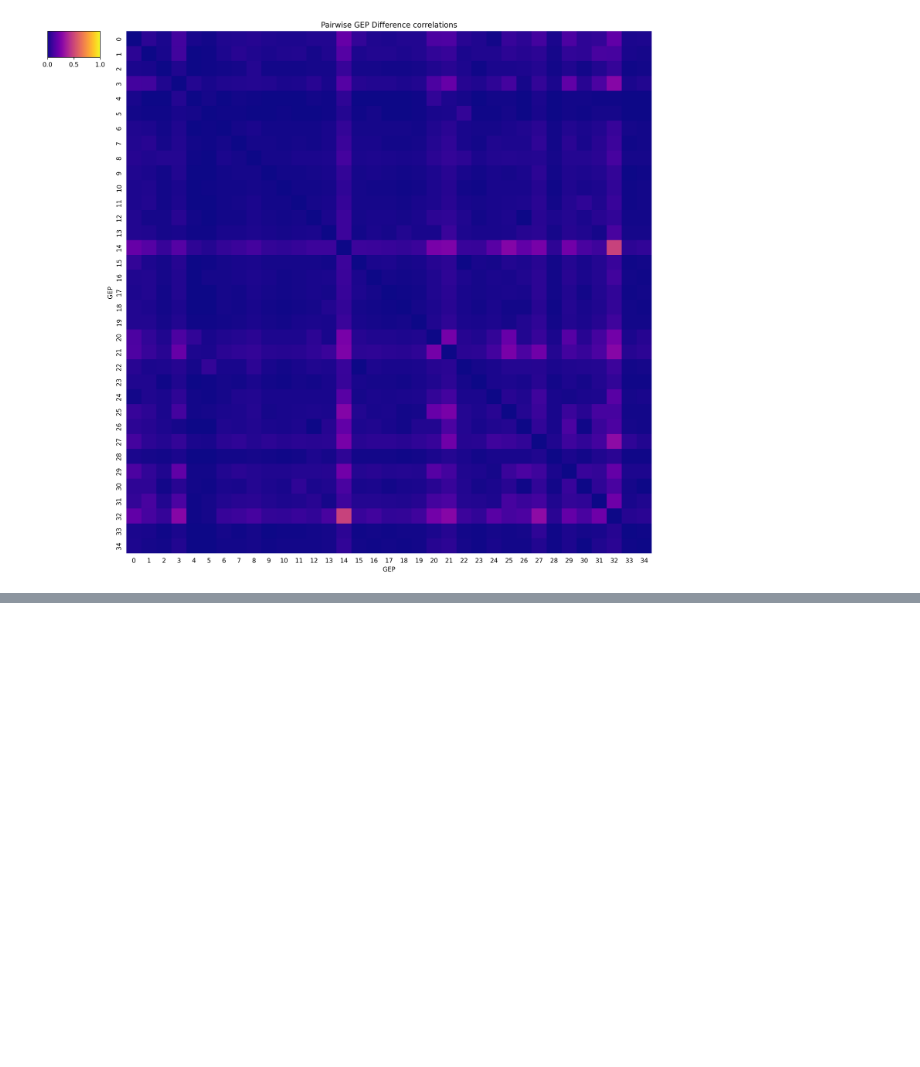
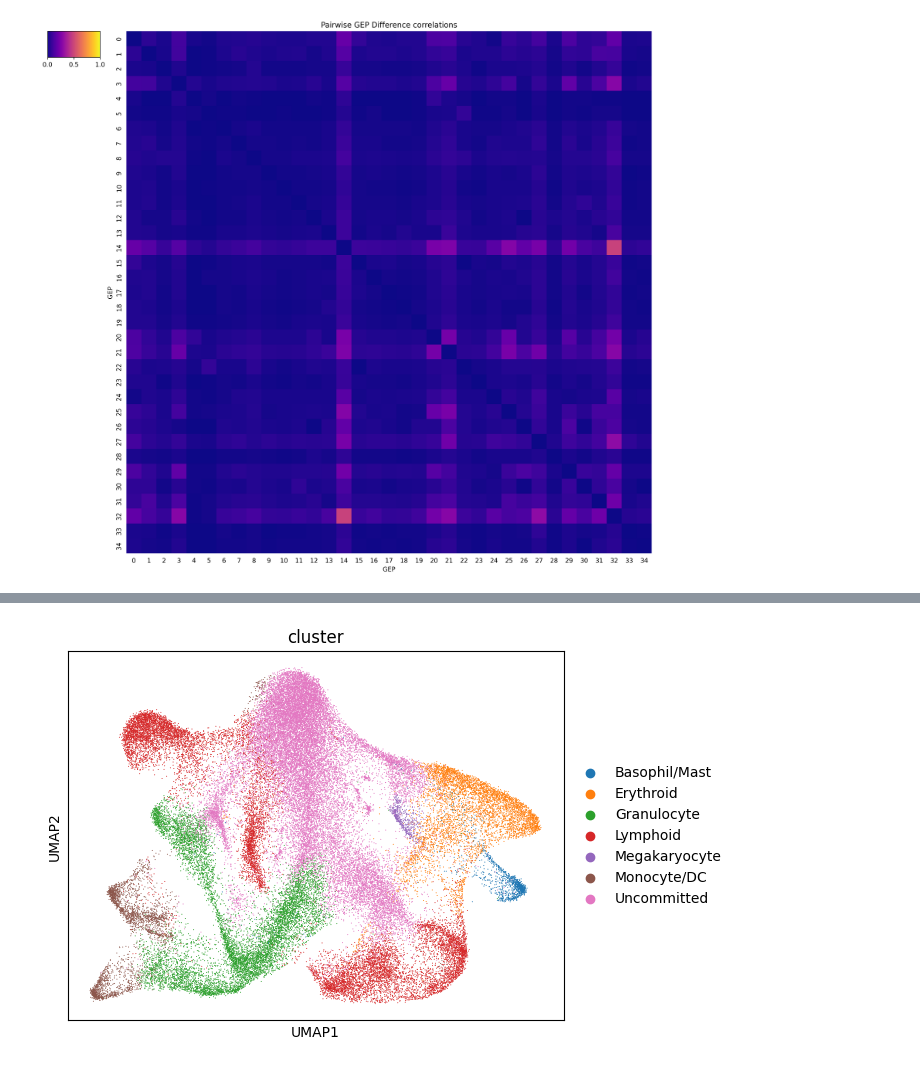
Before and after one commit to Tofulati/cd34hult, a Jupyter notebook: hultcd34_vis.ipynb, the cells around one changed output, grey strips where cells are left out. Drawn from its saved outputs; the diff is of its cells as text; code cells hidden in the pictures; blank space fills up the shorter version.

```diff
--- a/hultcd34_vis.ipynb
+++ b/hultcd34_vis.ipynb
@@ -232,0 +238,4 @@ fig.colorbar(ScalarMappable(norm=Normalize(vmin=0, vmax=1),
+# %%
+sc.pl.umap(hultCD34, color="cluster")
+# %% [output]
+[figure, added]
```
Also changed, not shown: parts of 19 cells of this notebook, 2 other files.
